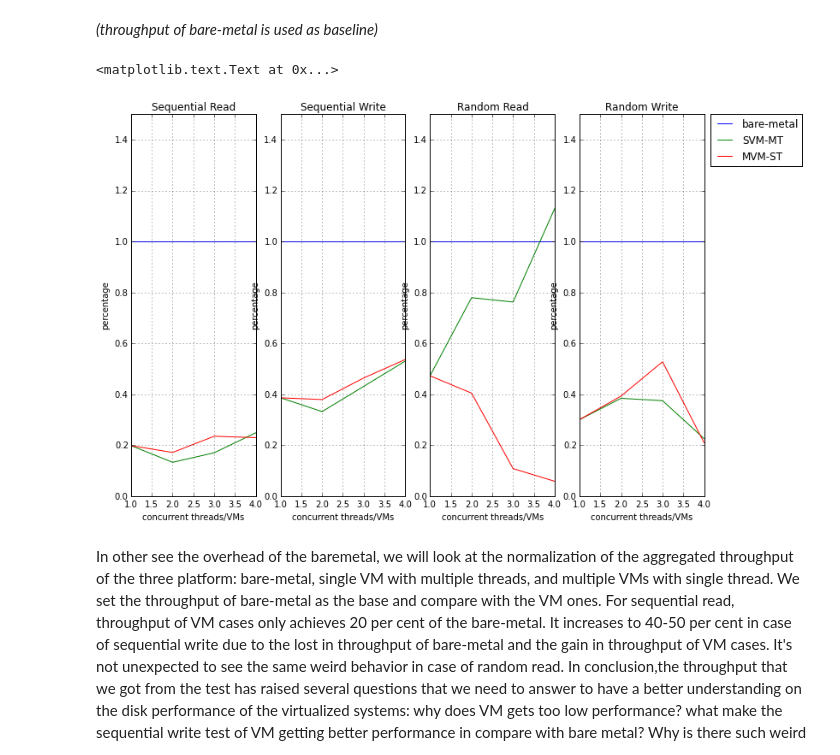
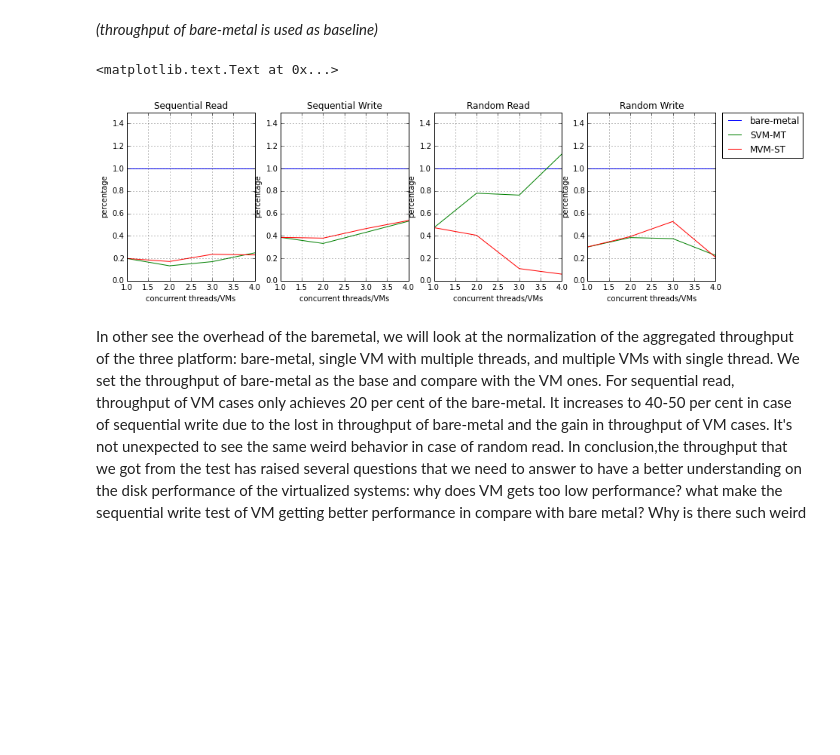
Before and after one commit to hasonhai/io_measurements, a Jupyter notebook: notebook/DiskTest Analysis.ipynb, the cells around one changed output. Saved outputs shown, nothing was run; the diff lists cells and outputs as text; code cells hidden in the pictures; blank space fills up the shorter version.

Commit message:
edit figure

```diff
--- a/notebook/DiskTest Analysis.ipynb
+++ b/notebook/DiskTest Analysis.ipynb
@@ -254,6 +254,7 @@ nml_aggbwswmvm = [x/y for x,y in zip(aggbwswmvm,aggbwswbf)]
 nml_aggbwrrmvm = [x/y for x,y in zip(aggbwrrmvm,aggbwrrbf)]
 nml_aggbwrwmvm = [x/y for x,y in zip(aggbwrwmvm,aggbwrwbf)]
 # %%
+pylab.rcParams['figure.figsize'] = 14, 4  # change default size of figures
 x_axis = [1,2,3,4]
 
 #plt.subplot(241)
@@ -300,34 +301,34 @@ pylab.xlabel('concurrent threads/VMs')
 pylab.ylabel('percentage')
 
 plt.subplot(142)
 plt.plot(x_axis, nml_aggbwswbf, x_axis, nml_aggbwswsvm, x_axis, nml_aggbwswmvm)
 plt.axis([1, 4, 0, 1.5])
 plt.grid(True)
 plt.title('Sequential Write')
 pylab.xlabel('concurrent threads/VMs')
 pylab.ylabel('percentage')
 
 plt.subplot(143)
 plt.plot(x_axis, nml_aggbwrrbf, x_axis, nml_aggbwrrsvm, x_axis, nml_aggbwrrmvm)
 plt.axis([1, 4, 0, 1.5])
 plt.grid(True)
 plt.title('Random Read')
 pylab.xlabel('concurrent threads/VMs')
 pylab.ylabel('percentage')
 
 plt.subplot(144)
 plt.plot(x_axis, nml_aggbwrwbf, label = 'bare-metal')
 plt.plot(x_axis, nml_aggbwrwsvm, label = 'SVM-MT')
 plt.plot(x_axis, nml_aggbwrwmvm, label = 'MVM-ST')
 plt.axis([1, 4, 0, 1.5])
 plt.grid(True)
 plt.title('Random Write')
 plt.legend(bbox_to_anchor=(1.05, 1), loc=2, borderaxespad=0.)
 pylab.xlabel('concurrent threads/VMs')
 pylab.ylabel('percentage')
 # %% [output]
 <matplotlib.text.Text at 0x...>
-[figure, old version]
+[figure, new version]
 # %% [markdown]
 In other see the overhead of the baremetal, we will look at the normalization of the aggregated throughput of the three platform: bare-metal, single VM with multiple threads, and multiple VMs with single thread. We set the throughput of bare-metal as the base and compare with the VM ones. For sequential read, throughput of VM cases only achieves 20 per cent of the bare-metal. It increases to 40-50 per cent in case of sequential write due to the lost in throughput of bare-metal and the gain in throughput of VM cases. It's not unexpected to see the same weird behavior in case of random read. In conclusion,the throughput that we got from the test has raised several questions that we need to answer to have a better understanding on the disk performance of the virtualized systems: why does VM gets too low performance? what make the sequential write test of VM getting better performance in compare with bare metal? Why is there such weird behavior in case of random read? To answer these, we will look into other metrics of the experiments: Jain Fairness Index, CPU utilisation, Disk Utilization, Context Switching, and number IO per second.
 # %% [markdown]
```
Also changed, not shown: parts of 3 cells of this notebook, 2 other files.
